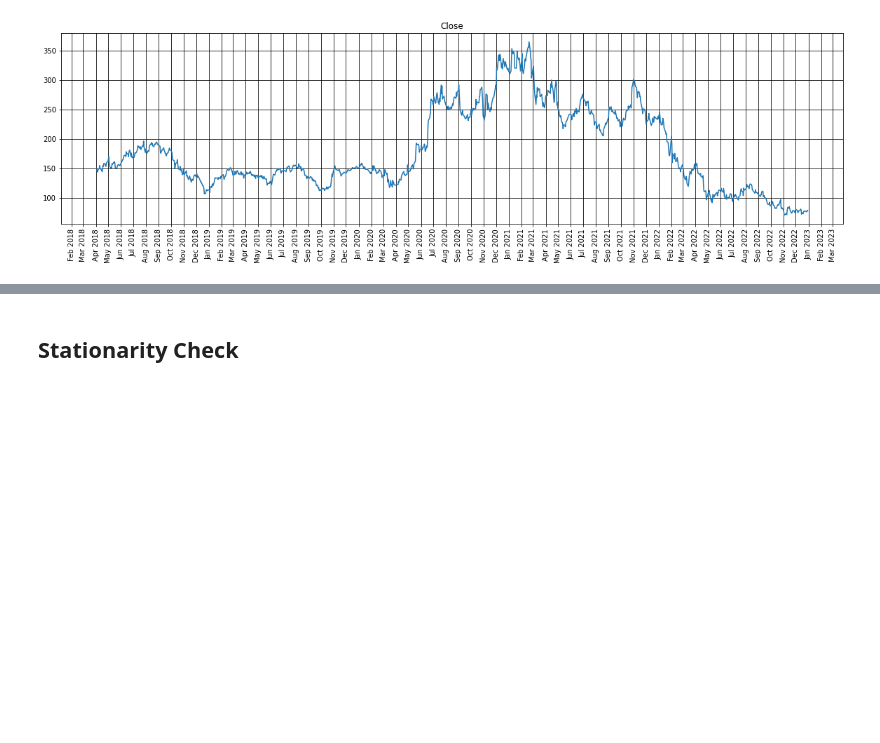
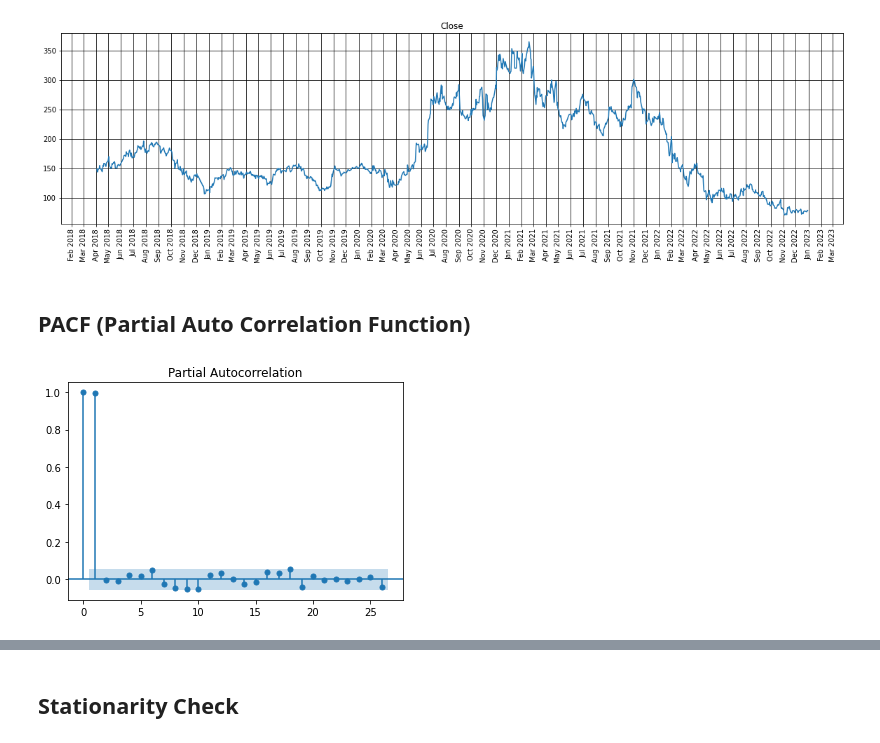
Before and after one commit to muarrikhyazka/time-series-forecasting-of-stock-price, a Jupyter notebook: time-series-forecasting-of-spotify-stock-price.ipynb, the cells around one changed output, grey strips where cells are left out. Drawn from its saved outputs; the diff is of its cells as text; code cells hidden in the pictures; blank space fills up the shorter version.

```diff
--- a/time-series-forecasting-of-spotify-stock-price.ipynb
+++ b/time-series-forecasting-of-spotify-stock-price.ipynb
@@ -123,3 +170,10 @@ def plot_line(data, cols =[]):
 plot_line(df,['Close'])
 # %% [output]
 [figure]
+# %% [markdown]
+<h2>PACF (Partial Auto Correlation Function)</h2>
+# %%
+sm.graphics.tsa.plot_pacf(df['Close'], lags=26, method="ywm")
+plt.show()
+# %% [output]
+[figure, added]
```
Also changed, not shown: parts of 25 cells of this notebook, 5 other files.
